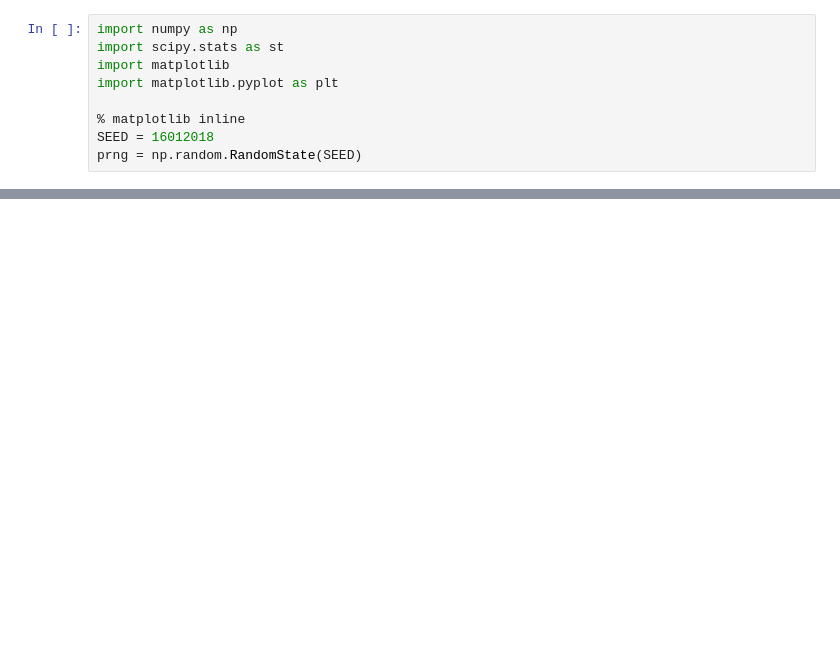
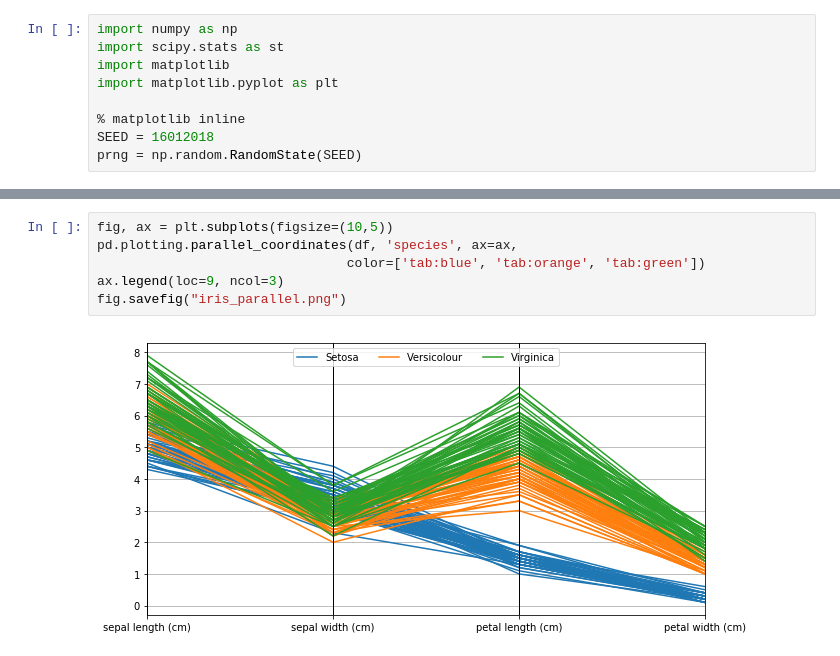
Before and after one commit to story645/second_exam, a Jupyter notebook: code/intro.ipynb, the cells around one changed output, grey strips where cells are left out. Cells and saved outputs as stored; diff of their text form; blank space fills up the shorter version.

```diff
--- a/code/intro.ipynb
+++ b/code/intro.ipynb
@@ -99,0 +86,8 @@ Conditional Dependency
+# %%
+fig, ax = plt.subplots(figsize=(10,5))
+pd.plotting.parallel_coordinates(df, 'species', ax=ax,
+                                color=['tab:blue', 'tab:orange', 'tab:green'])
+ax.legend(loc=9, ncol=3)
+fig.savefig("iris_parallel.png")
+# %% [output]
+[figure, added]
```
Also changed, not shown: parts of 22 cells of this notebook, 4 other files.
